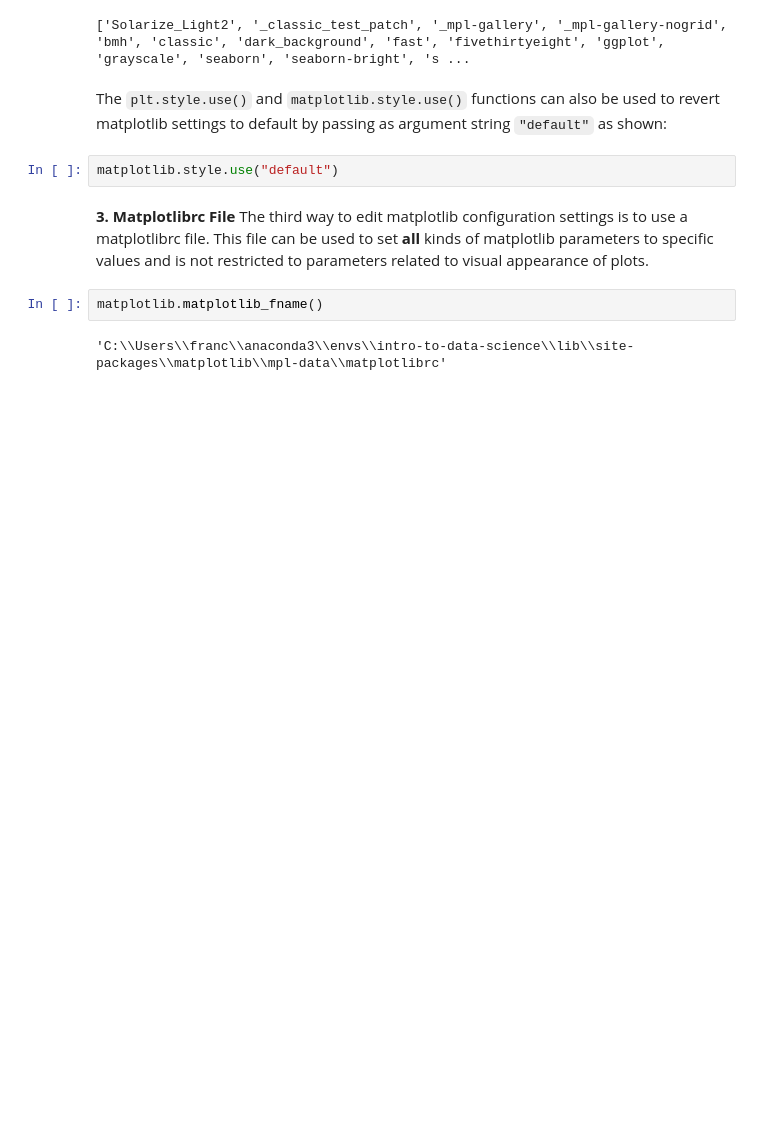
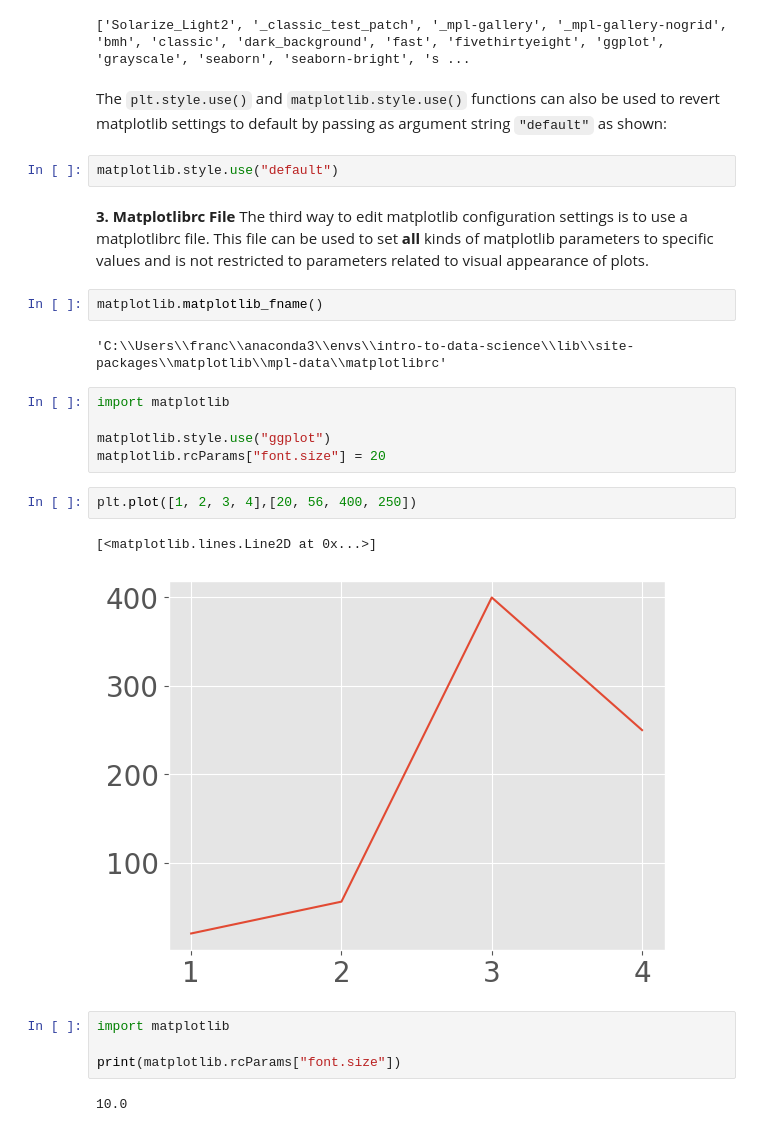
Before and after one commit to francis-ohara/intro-to-data-science, a Jupyter notebook: notebooks/5-matplotlib-exercise.ipynb, the cells around one changed output. Saved outputs shown, nothing was run; the diff lists cells and outputs as text; blank space fills up the shorter version.

Commit message:
Update 5: matplotlib exercise

```diff
--- a/notebooks/5-matplotlib-exercise.ipynb
+++ b/notebooks/5-matplotlib-exercise.ipynb
@@ -623,3 +623,19 @@ This file can be used to set __all__ kinds of matplotlib parameters to specific
 matplotlib.matplotlib_fname()
 # %% [output]
 'C:\\Users\\franc\\anaconda3\\envs\\intro-to-data-science\\lib\\site-packages\\matplotlib\\mpl-data\\matplotlibrc'
+# %%
+import matplotlib
+
+matplotlib.style.use("ggplot")
+matplotlib.rcParams["font.size"] = 20
+# %%
+plt.plot([1, 2, 3, 4],[20, 56, 400, 250])
+# %% [output]
+[<matplotlib.lines.Line2D at 0x...>]
+[figure, added]
+# %%
+import matplotlib
+
+print(matplotlib.rcParams["font.size"])
+# %% [output]
+10.0
```
Also changed, not shown: parts of 3 cells of this notebook, 2 other files.
